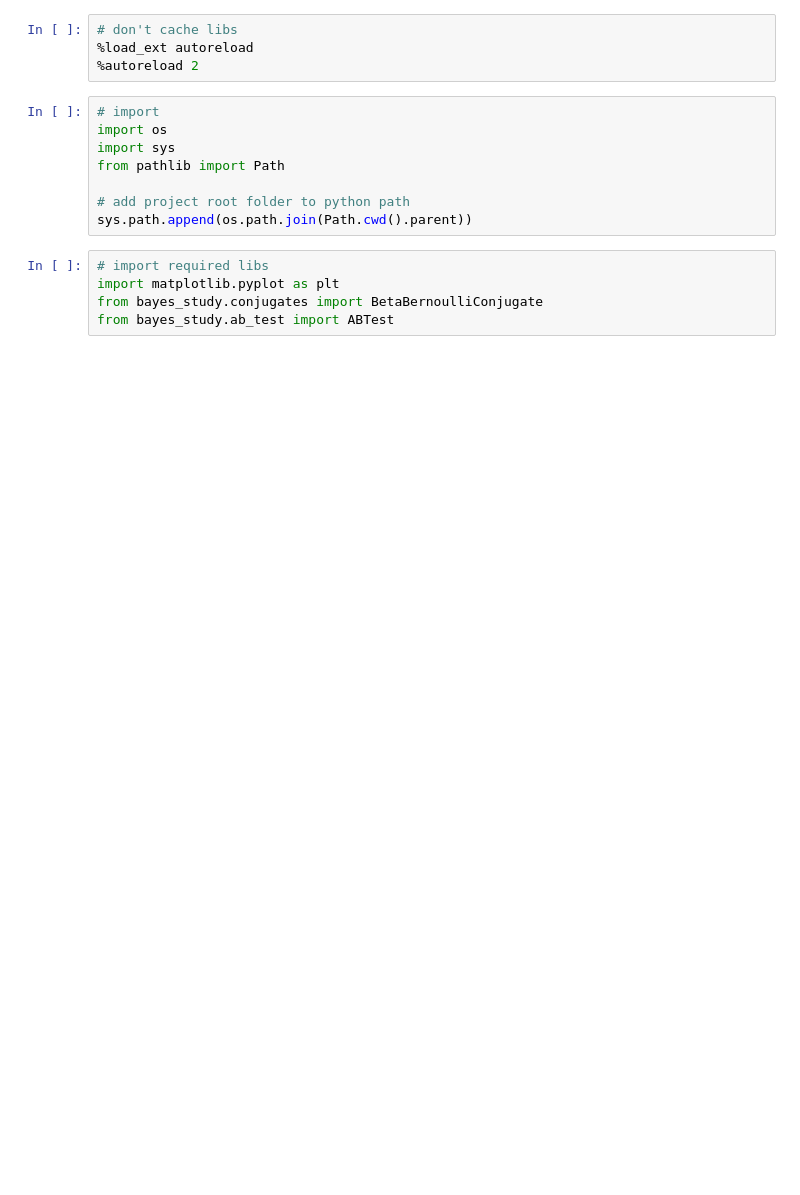
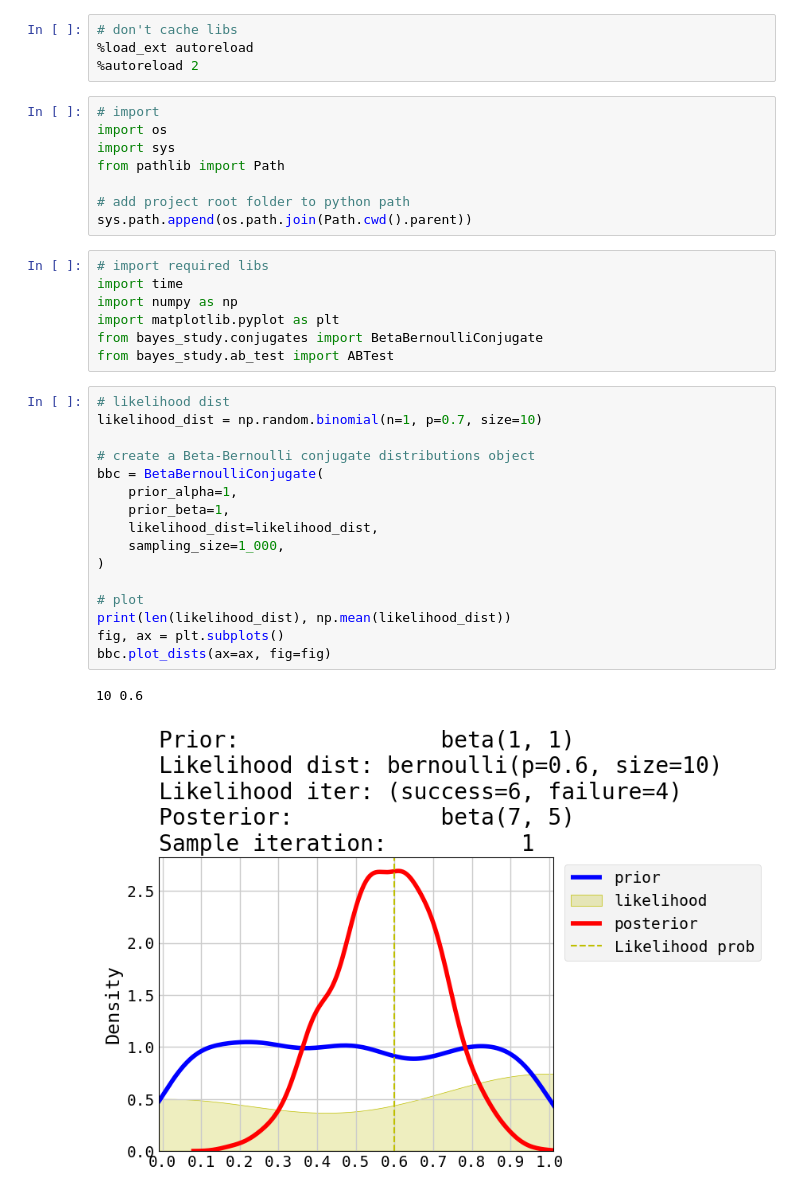
Before and after one commit to ds-gustavo-cunha/bayes-stats-study, a Jupyter notebook: notebook/experiments.ipynb, the cells around one changed output. Saved outputs shown, nothing was run; the diff lists cells and outputs as text; blank space fills up the shorter version.

```diff
--- a/notebook/experiments.ipynb
+++ b/notebook/experiments.ipynb
@@ -12,9 +12,30 @@ from pathlib import Path
 sys.path.append(os.path.join(Path.cwd().parent))
 # %%
 # import required libs
+import time
+import numpy as np
 import matplotlib.pyplot as plt
 from bayes_study.conjugates import BetaBernoulliConjugate
 from bayes_study.ab_test import ABTest
+# %%
+# likelihood dist
+likelihood_dist = np.random.binomial(n=1, p=0.7, size=10)
+
+# create a Beta-Bernoulli conjugate distributions object
+bbc = BetaBernoulliConjugate(
+    prior_alpha=1,
+    prior_beta=1,
+    likelihood_dist=likelihood_dist,
+    sampling_size=1_000,
+)
+
+# plot
+print(len(likelihood_dist), np.mean(likelihood_dist))
+fig, ax = plt.subplots()
+bbc.plot_dists(ax=ax, fig=fig)
+# %% [output]
+10 0.6
+[figure, added]
 # %%
 # create a Beta-Bernoulli conjugate distributions object
 bbc = BetaBernoulliConjugate(
```
Also changed, not shown: parts of 4 cells of this notebook, 4 other files.
